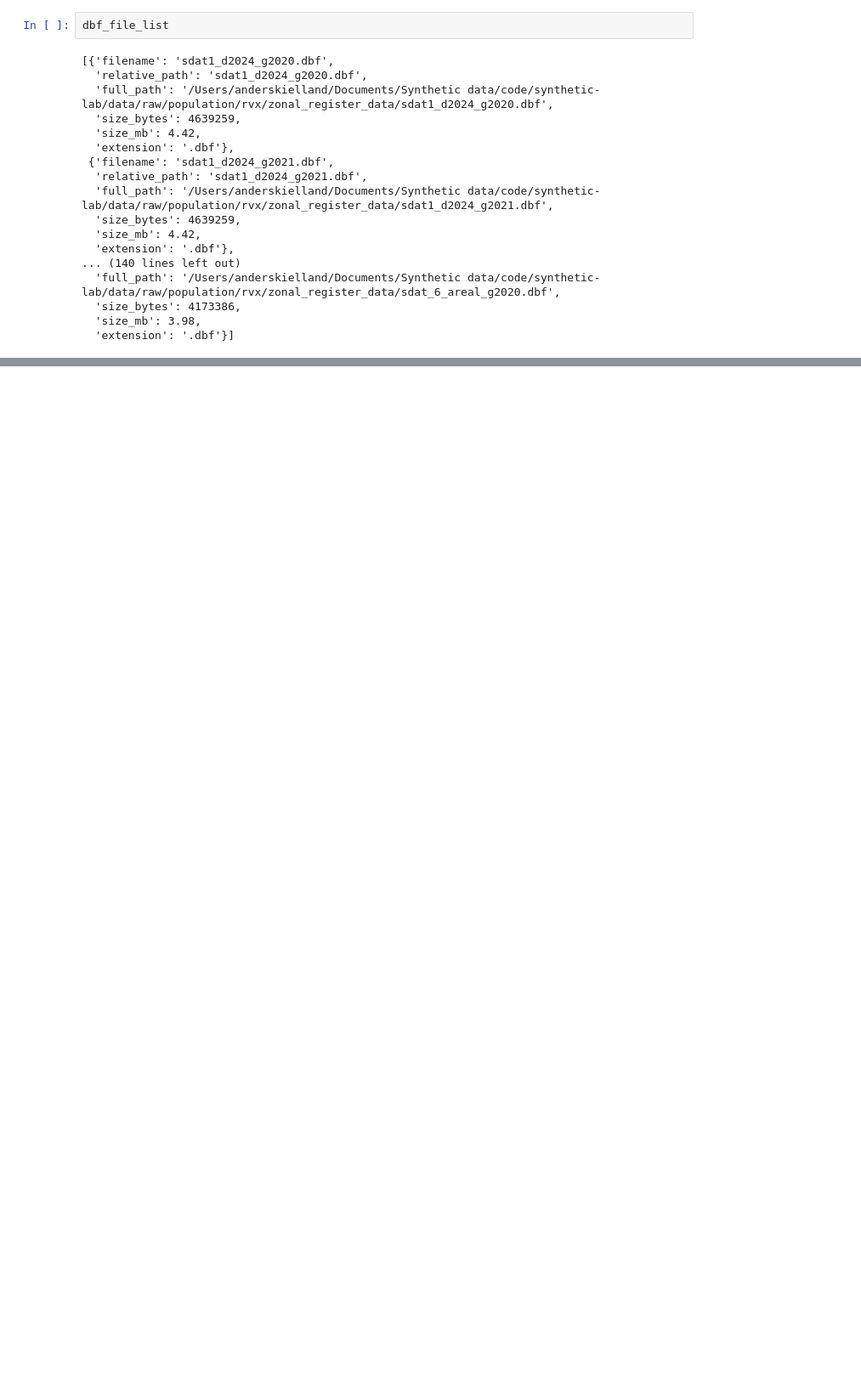
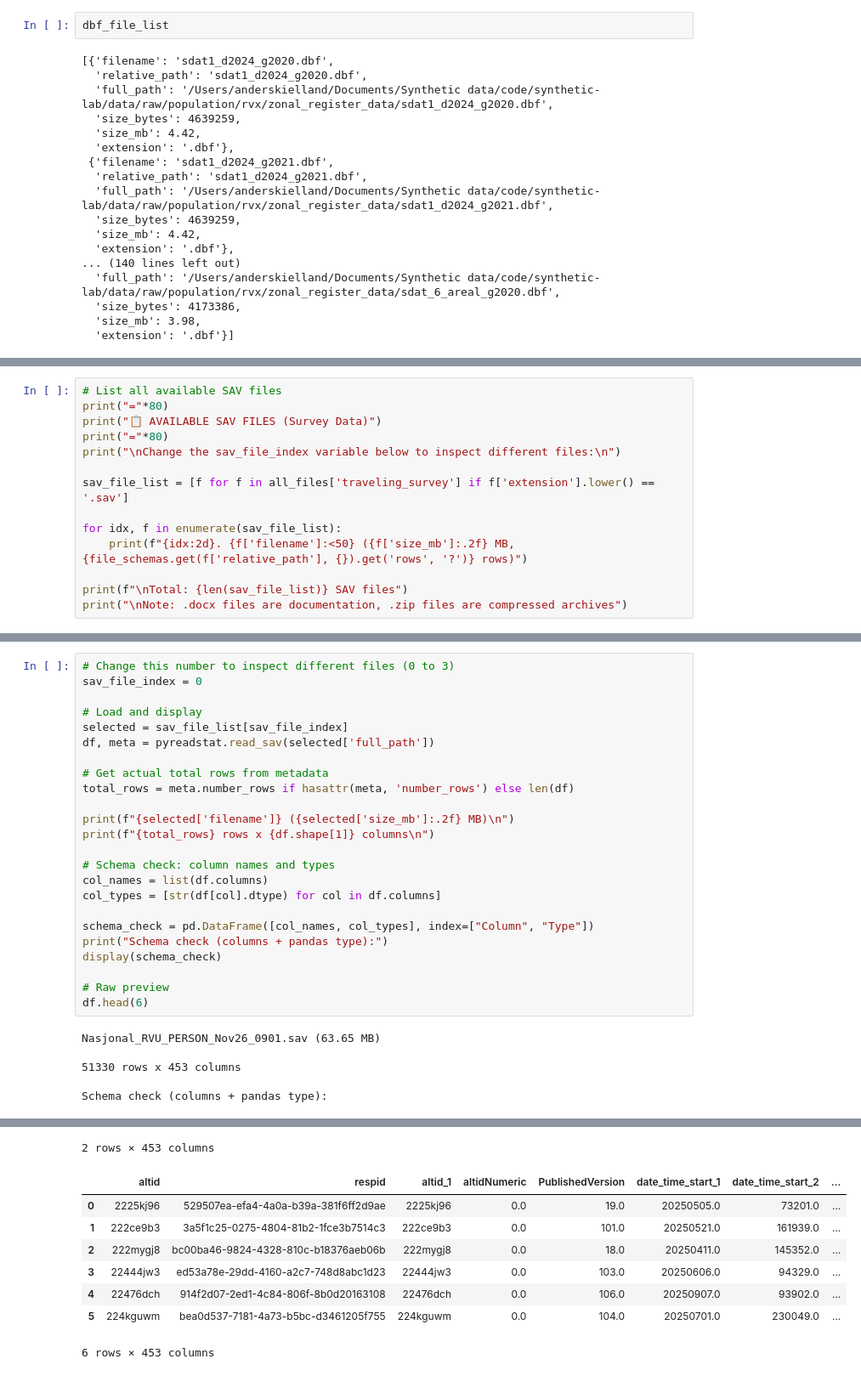
Before and after one commit to akielland/synthetic-lab, a Jupyter notebook: notebooks/05_data_catalog_rvx.ipynb, the cells around one changed output, grey strips where cells are left out. Shown at 85% size. Saved outputs shown, nothing was run; the diff lists cells and outputs as text; blank space fills up the shorter version.

```diff
--- a/notebooks/05_data_catalog_rvx.ipynb
+++ b/notebooks/05_data_catalog_rvx.ipynb
@@ -808,0 +1122,14 @@ dbf_file_list
+# %%
+# List all available SAV files
+print("="*80)
+print("📋 AVAILABLE SAV FILES (Survey Data)")
+print("="*80)
+print("\nChange the sav_file_index variable below to inspect different files:\n")
+
+sav_file_list = [f for f in all_files['traveling_survey'] if f['extension'].lower() == '.sav']
+
+for idx, f in enumerate(sav_file_list):
+    print(f"{idx:2d}. {f['filename']:<50} ({f['size_mb']:.2f} MB, {file_schemas.get(f['relative_path'], {}).get('rows', '?')} rows)")
+
+print(f"\nTotal: {len(sav_file_list)} SAV files")
+print("\nNote: .docx files are documentation, .zip files are compressed archives")
@@ -808,0 +1151,30 @@ dbf_file_list
+# %%
+# Change this number to inspect different files (0 to 3)
+sav_file_index = 0
+
+# Load and display
+selected = sav_file_list[sav_file_index]
+df, meta = pyreadstat.read_sav(selected['full_path'])
+
+# Get actual total rows from metadata
+total_rows = meta.number_rows if hasattr(meta, 'number_rows') else len(df)
+
+print(f"{selected['filename']} ({selected['size_mb']:.2f} MB)\n")
+print(f"{total_rows} rows x {df.shape[1]} columns\n")
+
+# Schema check: column names and types
+col_names = list(df.columns)
+col_types = [str(df[col].dtype) for col in df.columns]
+
+schema_check = pd.DataFrame([col_names, col_types], index=["Column", "Type"])
+print("Schema check (columns + pandas type):")
+display(schema_check)
+
+# Raw preview
+df.head(6)
+# %% [output]
+Nasjonal_RVU_PERSON_Nov26_0901.sav (63.65 MB)
+
+51330 rows x 453 columns
+
+Schema check (columns + pandas type):
@@ -808,0 +1184,9 @@ dbf_file_list
+2 rows × 453 columns
+|  | altid | respid | altid_1 | altidNumeric | PublishedVersion | date_time_start_1 | date_time_start_2 | ... |
+| 0 | 2225kj96 | 529507ea-efa4-4a0a-b39a-381f6ff2d9ae | 2225kj96 | 0.0 | 19.0 | 20250505.0 | 73201.0 | ... |
+| 1 | 222ce9b3 | 3a5f1c25-0275-4804-81b2-1fce3b7514c3 | 222ce9b3 | 0.0 | 101.0 | 20250521.0 | 161939.0 | ... |
+| 2 | 222mygj8 | bc00ba46-9824-4328-810c-b18376aeb06b | 222mygj8 | 0.0 | 18.0 | 20250411.0 | 145352.0 | ... |
+| 3 | 22444jw3 | ed53a78e-29dd-4160-a2c7-748d8abc1d23 | 22444jw3 | 0.0 | 103.0 | 20250606.0 | 94329.0 | ... |
+| 4 | 22476dch | 914f2d07-2ed1-4c84-806f-8b0d20163108 | 22476dch | 0.0 | 106.0 | 20250907.0 | 93902.0 | ... |
+| 5 | 224kguwm | bea0d537-7181-4a73-b5bc-d3461205f755 | 224kguwm | 0.0 | 104.0 | 20250701.0 | 230049.0 | ... |
+6 rows × 453 columns
```
Also changed, not shown: parts of 16 cells of this notebook, 5 other files.
